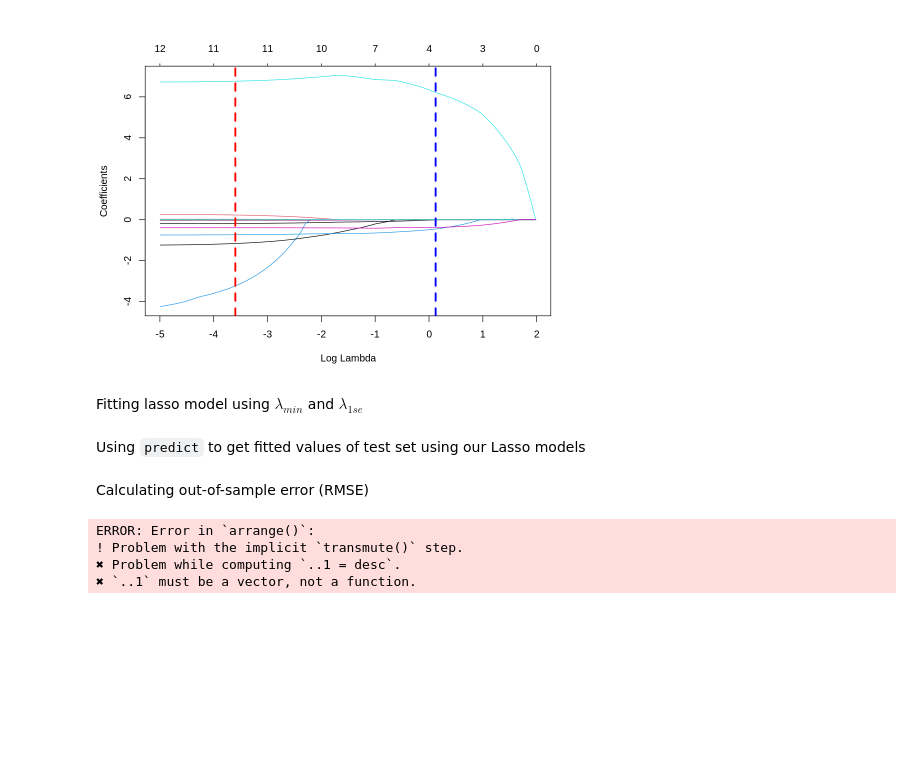
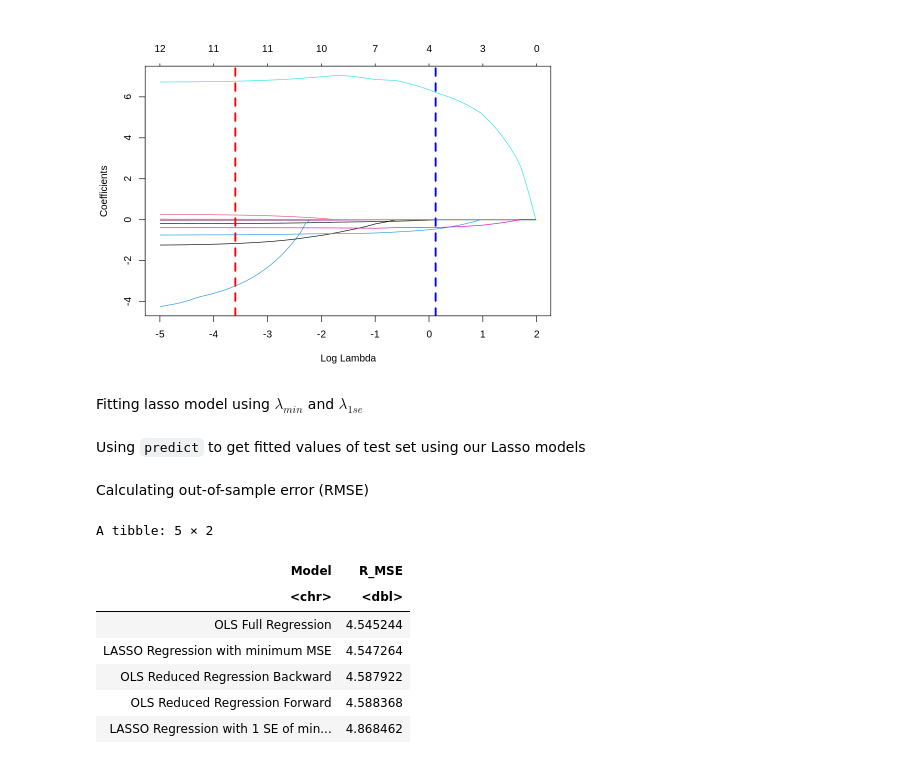
Before and after one commit to tanaytk21/stat301, a Jupyter notebook: Group_Project.ipynb, the cells around one changed output. Saved outputs shown, nothing was run; the diff lists cells and outputs as text; code cells hidden in the pictures; blank space fills up the shorter version.

```diff
--- a/Group_Project.ipynb
+++ b/Group_Project.ipynb
@@ -359,24 +359,29 @@ Calculating out-of-sample error (RMSE)
 # %%
 boston_LASSO_MSE <- rbind(boston_OLS_MSE,
                           boston_R_MSE_forward,
                           boston_R_MSE_backward,
     tibble(
     Model = "LASSO Regression with minimum MSE",
     R_MSE = rmse(
       preds = boston_test_LASSO_min,
       actuals = testing_boston$MEDV)
     ),
     tibble(
     Model = "LASSO Regression with 1 SE of minimum MSE",
     R_MSE = rmse(
       preds = boston_test_LASSO_1se,
       actuals = testing_boston$MEDV)
     )
 ) %>%
-arrange(desc)
+arrange(R_MSE)
+
 boston_LASSO_MSE
 # %% [output]
-ERROR: Error in `arrange()`:
-! Problem with the implicit `transmute()` step.
-✖ Problem while computing `..1 = desc`.
-✖ `..1` must be a vector, not a function.
+A tibble: 5 × 2
+| Model | R_MSE |
+| <chr> | <dbl> |
+| OLS Full Regression | 4.545244 |
+| LASSO Regression with minimum MSE | 4.547264 |
+| OLS Reduced Regression Backward | 4.587922 |
+| OLS Reduced Regression Forward | 4.588368 |
+| LASSO Regression with 1 SE of min... | 4.868462 |
```
